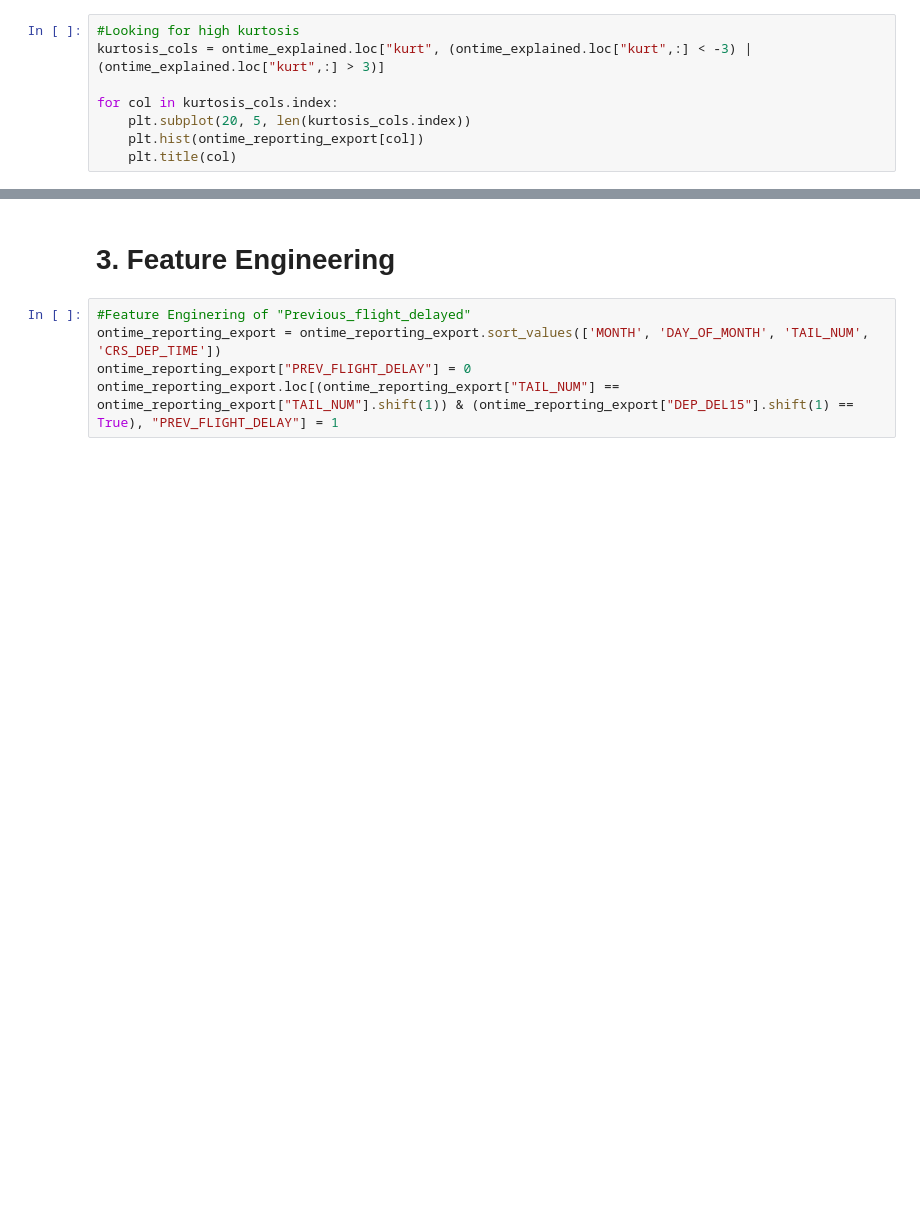
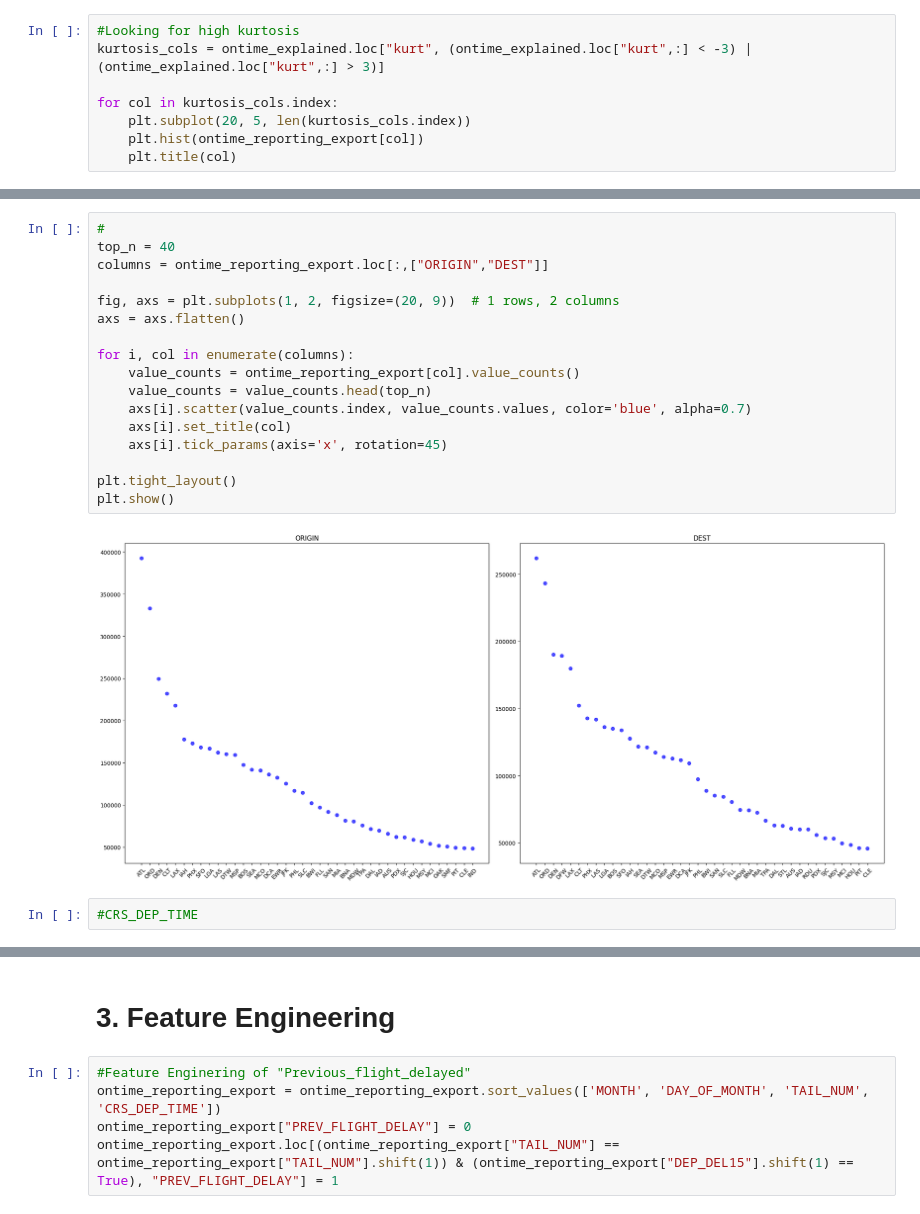
Before and after one commit to rvloenhout/DSS_Master_Thesis, a Jupyter notebook: _1. Data Preprocessing/2. Data cleaning, Preprocessing and EDA.ipynb, the cells around one changed output, grey strips where cells are left out. Drawn from its saved outputs; the diff is of its cells as text; blank space fills up the shorter version.

```diff
--- a/_1. Data Preprocessing/2. Data cleaning, Preprocessing and EDA.ipynb
+++ b/_1. Data Preprocessing/2. Data cleaning, Preprocessing and EDA.ipynb
@@ -289,0 +255,21 @@ except Exception as e:
+# %%
+#
+top_n = 40
+columns = ontime_reporting_export.loc[:,["ORIGIN","DEST"]]
+
+fig, axs = plt.subplots(1, 2, figsize=(20, 9))  # 1 rows, 2 columns
+axs = axs.flatten()
+
+for i, col in enumerate(columns):
+    value_counts = ontime_reporting_export[col].value_counts()
+    value_counts = value_counts.head(top_n)
+    axs[i].scatter(value_counts.index, value_counts.values, color='blue', alpha=0.7)
+    axs[i].set_title(col)
+    axs[i].tick_params(axis='x', rotation=45)
+
+plt.tight_layout()
+plt.show()
+# %% [output]
+[figure, added]
+# %%
+#CRS_DEP_TIME
```
Also changed, not shown: parts of 19 cells of this notebook, 2 other files.
